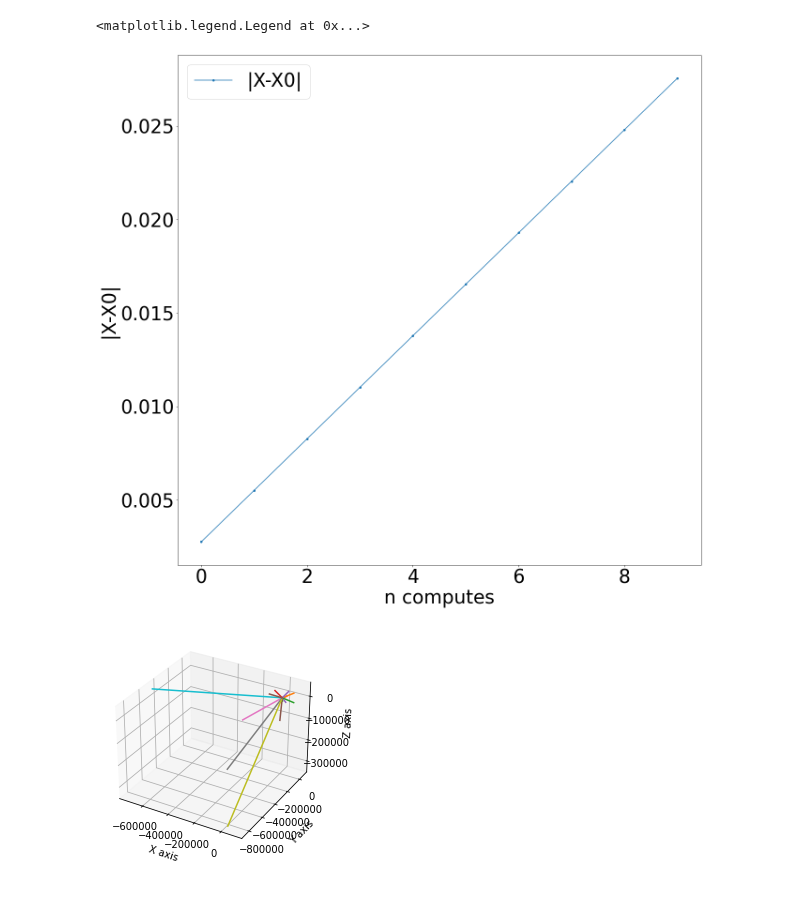
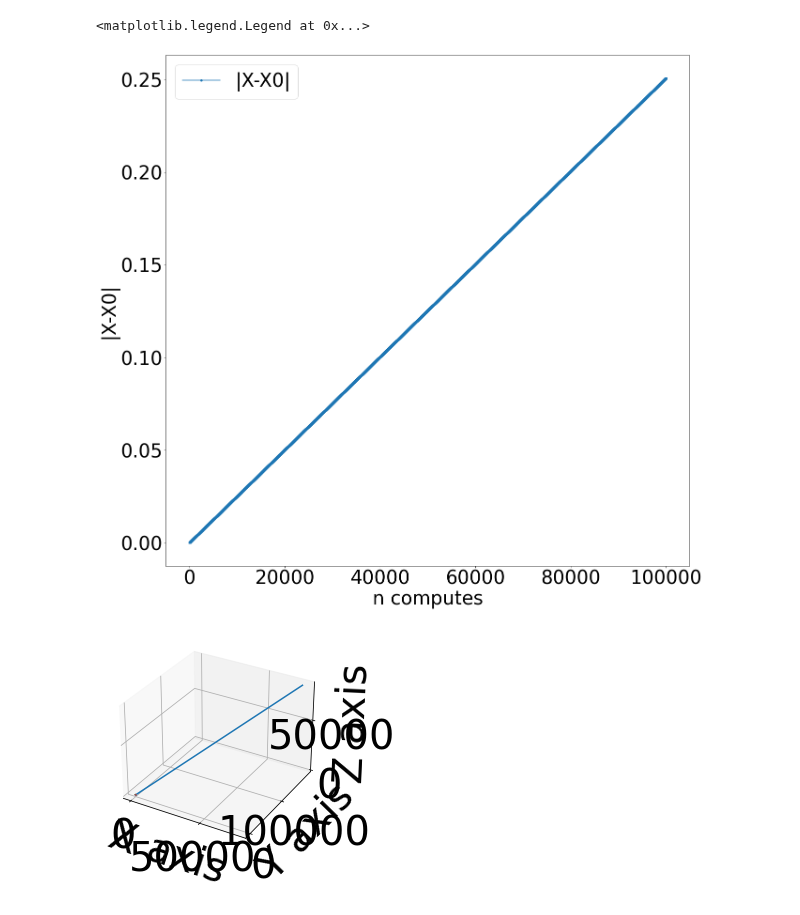
Before and after one commit to S1ckick/Nbodies, a Jupyter notebook: NBodies/Untitled.ipynb, the cells around one changed output. Cells and saved outputs as stored; diff of their text form; code cells hidden in the pictures.

```diff
--- a/NBodies/Untitled.ipynb
+++ b/NBodies/Untitled.ipynb
@@ -3,7 +3,7 @@ import matplotlib.pyplot as plt
 import numpy as np
 
 import json
-with open('log.json') as f:
+with open('../log.json') as f:
   data_energy = json.load(f)
 figure, axes = plt.subplots(figsize = (20,20))
 
@@ -23,7 +23,7 @@ import numpy as np
 
 
 import json
-with open('moment.json') as f:
+with open('../moment.json') as f:
   data_moment = json.load(f)
 
 figure, axes = plt.subplots(figsize = (20,20))
@@ -43,7 +43,7 @@ import numpy as np
 
 
 import json
-with open('center.json') as f:
+with open('../center.json') as f:
   data_center = json.load(f)
 
 figure, axes = plt.subplots(figsize = (20,20))
@@ -55,35 +55,35 @@ axes.set_ylabel('|X-X0|')
 axes.legend()
 # %% [output]
 <matplotlib.legend.Legend at 0x...>
-[figure, old version]
+[figure, new version]
 # %%
 import matplotlib.pyplot as plt
 from mpl_toolkits import mplot3d
 from mpl_toolkits.mplot3d import axes3d
 import numpy as np
 
 import json
-with open('bodies.json') as f:
+with open('../bodies.json') as f:
     data_bodies = json.load(f)
 
 coords = data_bodies["coords"]
 iters = data_bodies["iter"]
 bodies = data_bodies["num"]
 
 fig = plt.figure()
 ax = fig.add_subplot(1,1,1, projection='3d')
 #coords = np.reshape(data_bodies["coords"], (data_bodies["iter"], data_bodies["num"], 3))
 #print(coords)
 for i in range(bodies):
     x_body_coords = coords[i * 3 + 0 : : bodies * 3]
     y_body_coords = coords[i * 3 + 1 : : bodies * 3]
     z_body_coords = coords[i * 3 + 2 : : bodies * 3]
     ax.plot(list(map(float, x_body_coords)),list(map(float, y_body_coords)),list(map(float, z_body_coords)))
 
 ax.set_xlabel('X axis')
 ax.set_ylabel('Y axis')
 ax.set_zlabel('Z axis')
 
 plt.savefig('anime2.png', dpi=300)
 # %% [output]
-[figure, old version]
+[figure, new version]
```
Also changed, not shown: parts of 2 cells of this notebook, 8 other files.
